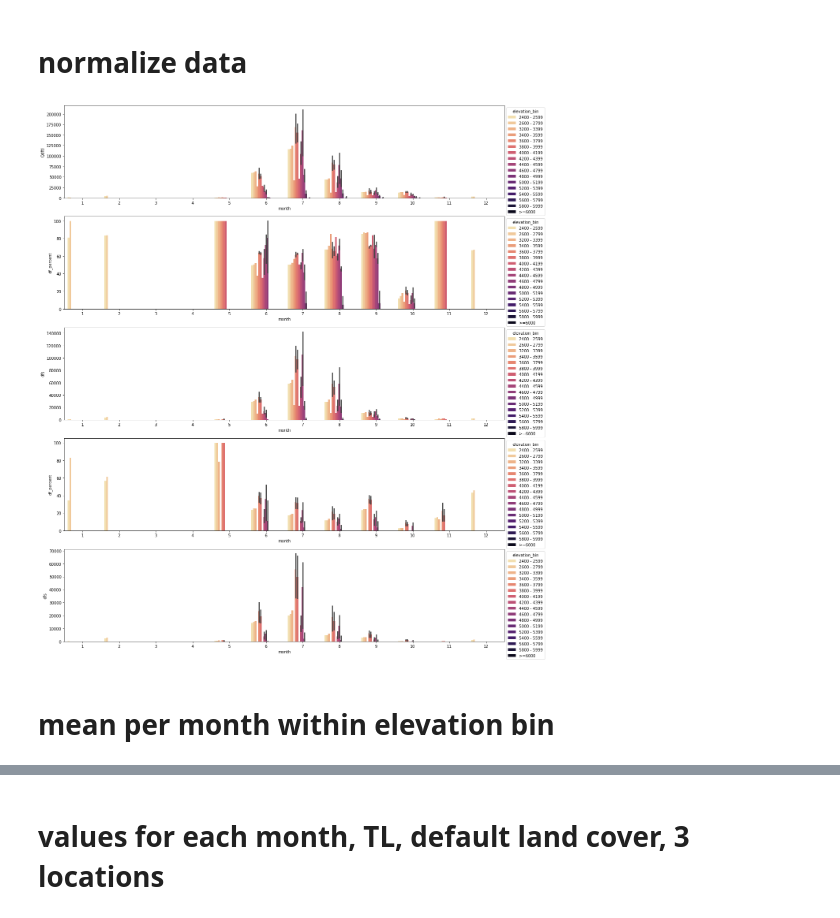
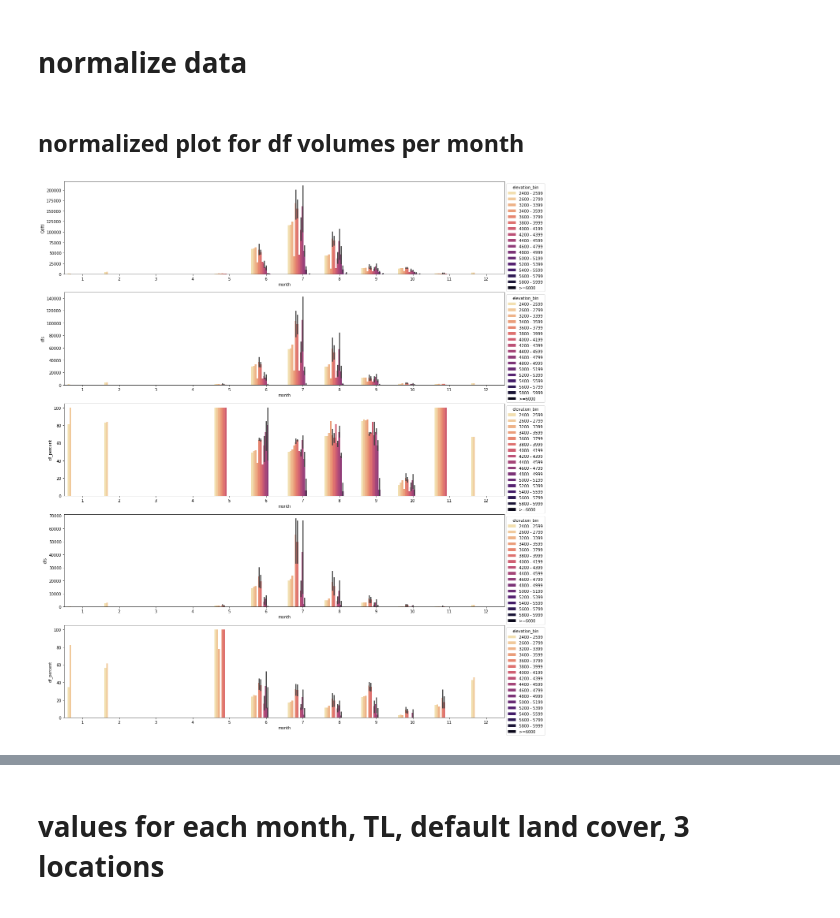
Before and after one commit to varyabazilova/sedcas_sediments_hma, a Jupyter notebook: 202405_modelruns/boxplots_3regions.ipynb, the cells around one changed output, grey strips where cells are left out. Saved outputs shown, nothing was run; the diff lists cells and outputs as text; code cells hidden in the pictures.

```diff
--- a/202405_modelruns/boxplots_3regions.ipynb
+++ b/202405_modelruns/boxplots_3regions.ipynb
@@ -422,28 +474,27 @@ langtang_melted_SL25_norm = calculate_percent(langtang_melted_SL25, langtang_mel
+# %% [markdown]
+## normalized plot for df volumes per month
 # %%
 fig = plt.figure(figsize=(20, 25))
 mosaic = fig.subplot_mosaic('''
                             aaa
                             bbb
                             ccc
                             ddd
                             eee
                             ''')
 
 
 sns.barplot(ax = mosaic['a'], x='month', y='Qdftl',        hue = 'elevation_bin', data=langtang_melted,           palette = 'magma_r')
-sns.barplot(ax = mosaic['b'], x='month', y='df_percent',   hue = 'elevation_bin', data=langtang_melted_SL50_norm, palette = 'magma_r')
-sns.barplot(ax = mosaic['c'], x='month', y='dfs',          hue = 'elevation_bin', data=langtang_melted_SL50_norm, palette = 'magma_r')
-sns.barplot(ax = mosaic['d'], x='month', y='df_percent',   hue = 'elevation_bin', data=langtang_melted_SL25_norm, palette = 'magma_r')
-sns.barplot(ax = mosaic['e'], x='month', y='dfs',          hue = 'elevation_bin', data=langtang_melted_SL25_norm, palette = 'magma_r')
-
+sns.barplot(ax = mosaic['b'], x='month', y='dfs',          hue = 'elevation_bin', data=langtang_melted_SL50_norm, palette = 'magma_r')
+sns.barplot(ax = mosaic['c'], x='month', y='df_percent',   hue = 'elevation_bin', data=langtang_melted_SL50_norm, palette = 'magma_r')
+sns.barplot(ax = mosaic['d'], x='month', y='dfs',          hue = 'elevation_bin', data=langtang_melted_SL25_norm, palette = 'magma_r')
+sns.barplot(ax = mosaic['e'], x='month', y='df_percent',   hue = 'elevation_bin', data=langtang_melted_SL25_norm, palette = 'magma_r')
 
 
 sns.move_legend(mosaic['a'], "upper left", bbox_to_anchor=(1, 1))
 sns.move_legend(mosaic['b'], "upper left", bbox_to_anchor=(1, 1))
 sns.move_legend(mosaic['c'], "upper left", bbox_to_anchor=(1, 1))
 sns.move_legend(mosaic['d'], "upper left", bbox_to_anchor=(1, 1))
 sns.move_legend(mosaic['e'], "upper left", bbox_to_anchor=(1, 1))
 # %% [output]
-[figure, old version]
+[figure, new version]
-# %% [markdown]
-# mean per month within elevation bin
```
Also changed, not shown: parts of 13 cells of this notebook, 20 other files.
